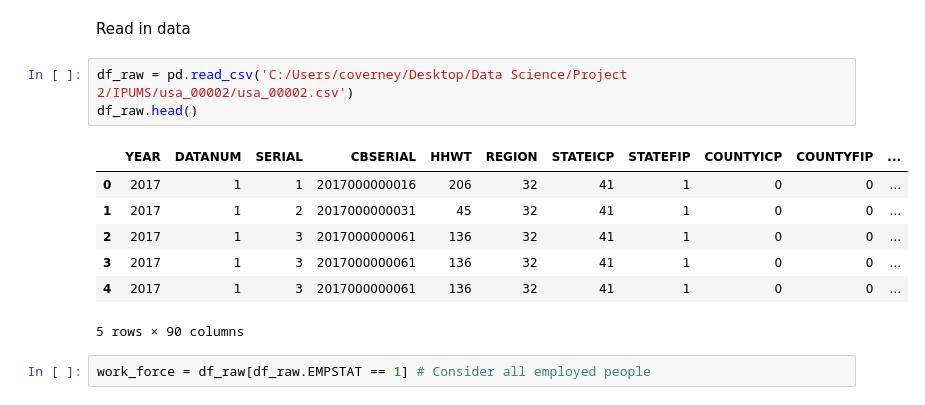
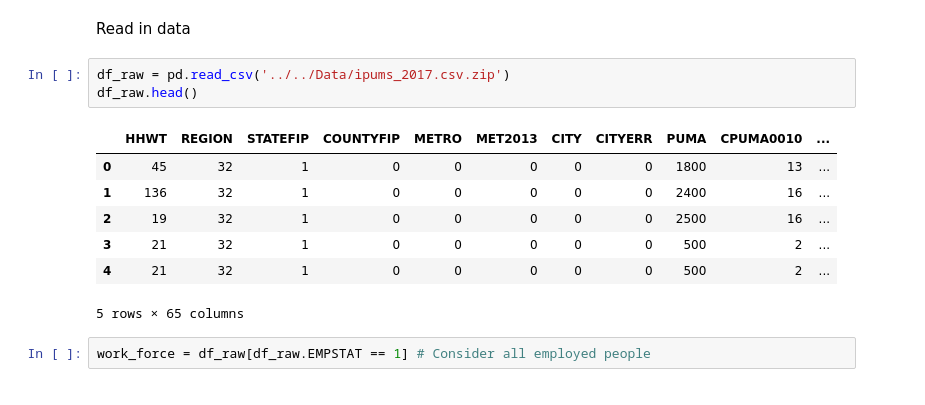
Before and after one commit to coverney/ThinkStats2, a Jupyter notebook: project2/Khang/archive/Women Weekly Income Data Mining-Khang.ipynb, the cells around one changed output. Saved outputs shown, nothing was run; the diff lists cells and outputs as text.

```diff
--- a/project2/Khang/archive/Women Weekly Income Data Mining-Khang.ipynb
+++ b/project2/Khang/archive/Women Weekly Income Data Mining-Khang.ipynb
@@ -11,16 +11,16 @@ import seaborn as sns
 # %% [markdown]
 Read in data
 # %%
-df_raw = pd.read_csv('C:/Users/coverney/Desktop/Data Science/Project 2/IPUMS/usa_00002/usa_00002.csv')
+df_raw = pd.read_csv('../../Data/ipums_2017.csv.zip')
 df_raw.head()
 # %% [output]
-|  | YEAR | DATANUM | SERIAL | CBSERIAL | HHWT | REGION | STATEICP | STATEFIP | COUNTYICP | COUNTYFIP | ... |
-| 0 | 2017 | 1 | 1 | 2017000000016 | 206 | 32 | 41 | 1 | 0 | 0 | ... |
-| 1 | 2017 | 1 | 2 | 2017000000031 | 45 | 32 | 41 | 1 | 0 | 0 | ... |
-| 2 | 2017 | 1 | 3 | 2017000000061 | 136 | 32 | 41 | 1 | 0 | 0 | ... |
-| 3 | 2017 | 1 | 3 | 2017000000061 | 136 | 32 | 41 | 1 | 0 | 0 | ... |
-| 4 | 2017 | 1 | 3 | 2017000000061 | 136 | 32 | 41 | 1 | 0 | 0 | ... |
+|  | HHWT | REGION | STATEFIP | COUNTYFIP | METRO | MET2013 | CITY | CITYERR | PUMA | CPUMA0010 | ... |
+| 0 | 45 | 32 | 1 | 0 | 0 | 0 | 0 | 0 | 1800 | 13 | ... |
+| 1 | 136 | 32 | 1 | 0 | 0 | 0 | 0 | 0 | 2400 | 16 | ... |
+| 2 | 19 | 32 | 1 | 0 | 0 | 0 | 0 | 0 | 2500 | 16 | ... |
+| 3 | 21 | 32 | 1 | 0 | 0 | 0 | 0 | 0 | 500 | 2 | ... |
+| 4 | 21 | 32 | 1 | 0 | 0 | 0 | 0 | 0 | 500 | 2 | ... |
-5 rows × 90 columns
+5 rows × 65 columns
 # %%
 work_force = df_raw[df_raw.EMPSTAT == 1] # Consider all employed people
 # %% [markdown]
```
Also changed, not shown: parts of 48 cells of this notebook, 2 other files.
